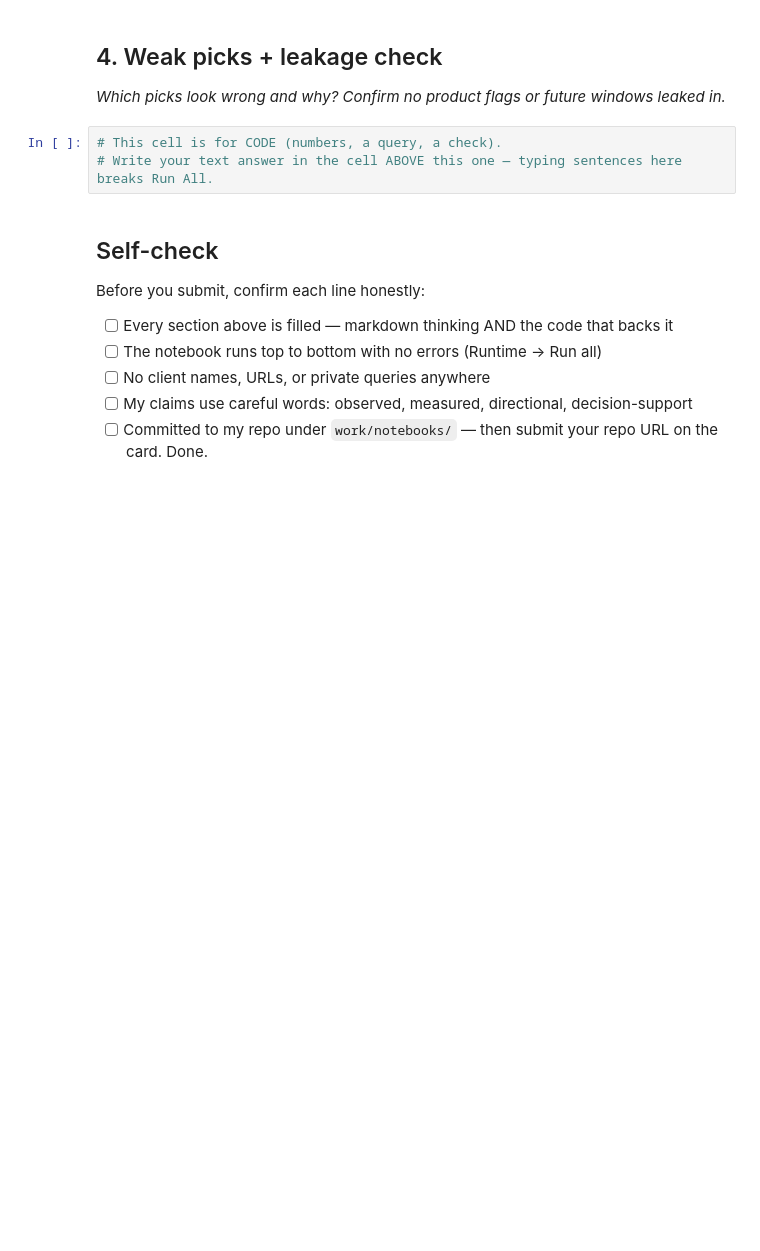
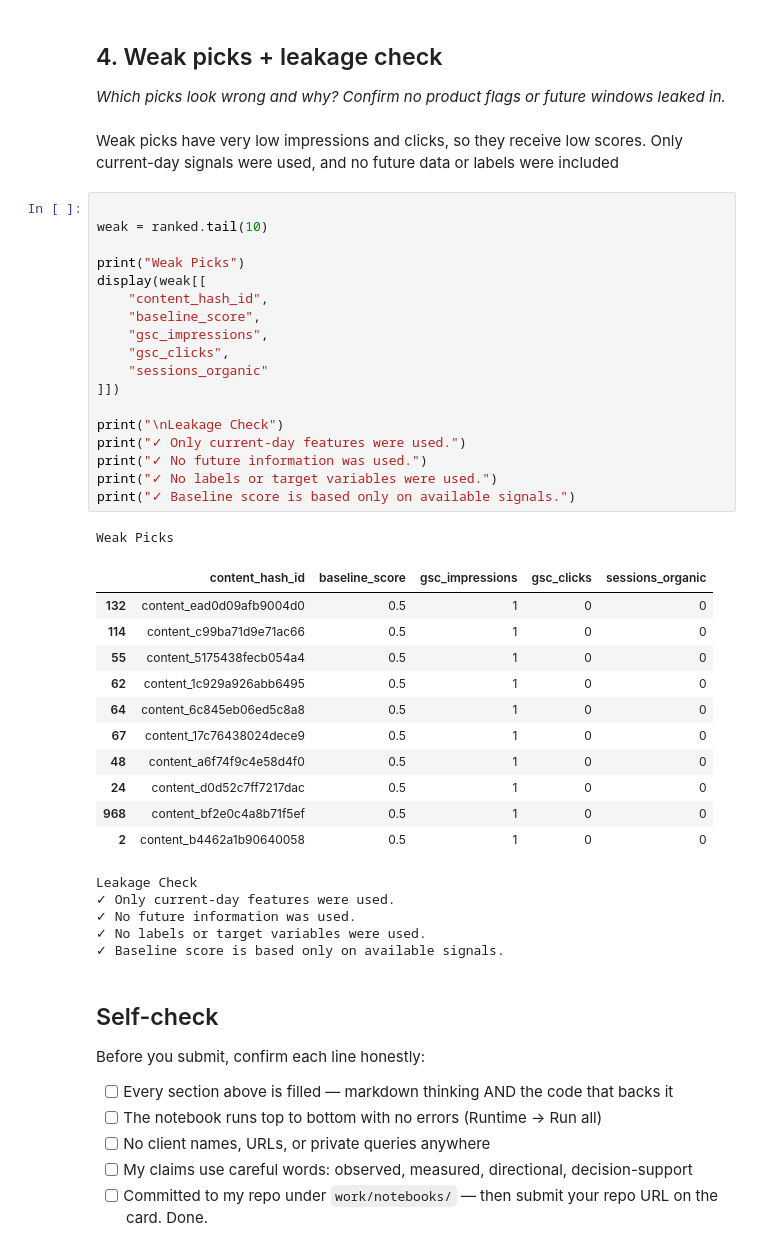
Before and after one commit to lahari600/Flyrank, a Jupyter notebook: work/notebooks/w04_baseline_score.ipynb, the cells around one changed output. Saved outputs shown, nothing was run; the diff lists cells and outputs as text; blank space fills up the shorter version.

```diff
--- a/work/notebooks/w04_baseline_score.ipynb
+++ b/work/notebooks/w04_baseline_score.ipynb
@@ -31,9 +170,44 @@ This skeleton is yours to fill. Work the sections **in order** — each one has
 ## 4. Weak picks + leakage check
 
 *Which picks look wrong and why? Confirm no product flags or future windows leaked in.*
-# %%
-# This cell is for CODE (numbers, a query, a check).
-# Write your text answer in the cell ABOVE this one — typing sentences here breaks Run All.
+# %% [markdown]
+Weak picks have very low impressions and clicks, so they receive low scores. Only current-day signals were used, and no future data or labels were included
+# %%
+
+weak = ranked.tail(10)
+
+print("Weak Picks")
+display(weak[[
+    "content_hash_id",
+    "baseline_score",
+    "gsc_impressions",
+    "gsc_clicks",
+    "sessions_organic"
+]])
+
+print("\nLeakage Check")
+print("✓ Only current-day features were used.")
+print("✓ No future information was used.")
+print("✓ No labels or target variables were used.")
+print("✓ Baseline score is based only on available signals.")
+# %% [output]
+Weak Picks
+|  | content_hash_id | baseline_score | gsc_impressions | gsc_clicks | sessions_organic |
+| 132 | content_ead0d09afb9004d0 | 0.5 | 1 | 0 | 0 |
+| 114 | content_c99ba71d9e71ac66 | 0.5 | 1 | 0 | 0 |
+| 55 | content_5175438fecb054a4 | 0.5 | 1 | 0 | 0 |
+| 62 | content_1c929a926abb6495 | 0.5 | 1 | 0 | 0 |
+| 64 | content_6c845eb06ed5c8a8 | 0.5 | 1 | 0 | 0 |
+| 67 | content_17c76438024dece9 | 0.5 | 1 | 0 | 0 |
+| 48 | content_a6f74f9c4e58d4f0 | 0.5 | 1 | 0 | 0 |
+| 24 | content_d0d52c7ff7217dac | 0.5 | 1 | 0 | 0 |
+| 968 | content_bf2e0c4a8b71f5ef | 0.5 | 1 | 0 | 0 |
+| 2 | content_b4462a1b90640058 | 0.5 | 1 | 0 | 0 |
+Leakage Check
+✓ Only current-day features were used.
+✓ No future information was used.
+✓ No labels or target variables were used.
+✓ Baseline score is based only on available signals.
 # %% [markdown]
 ## Self-check
 
```
Also changed, not shown: parts of 11 cells of this notebook.
